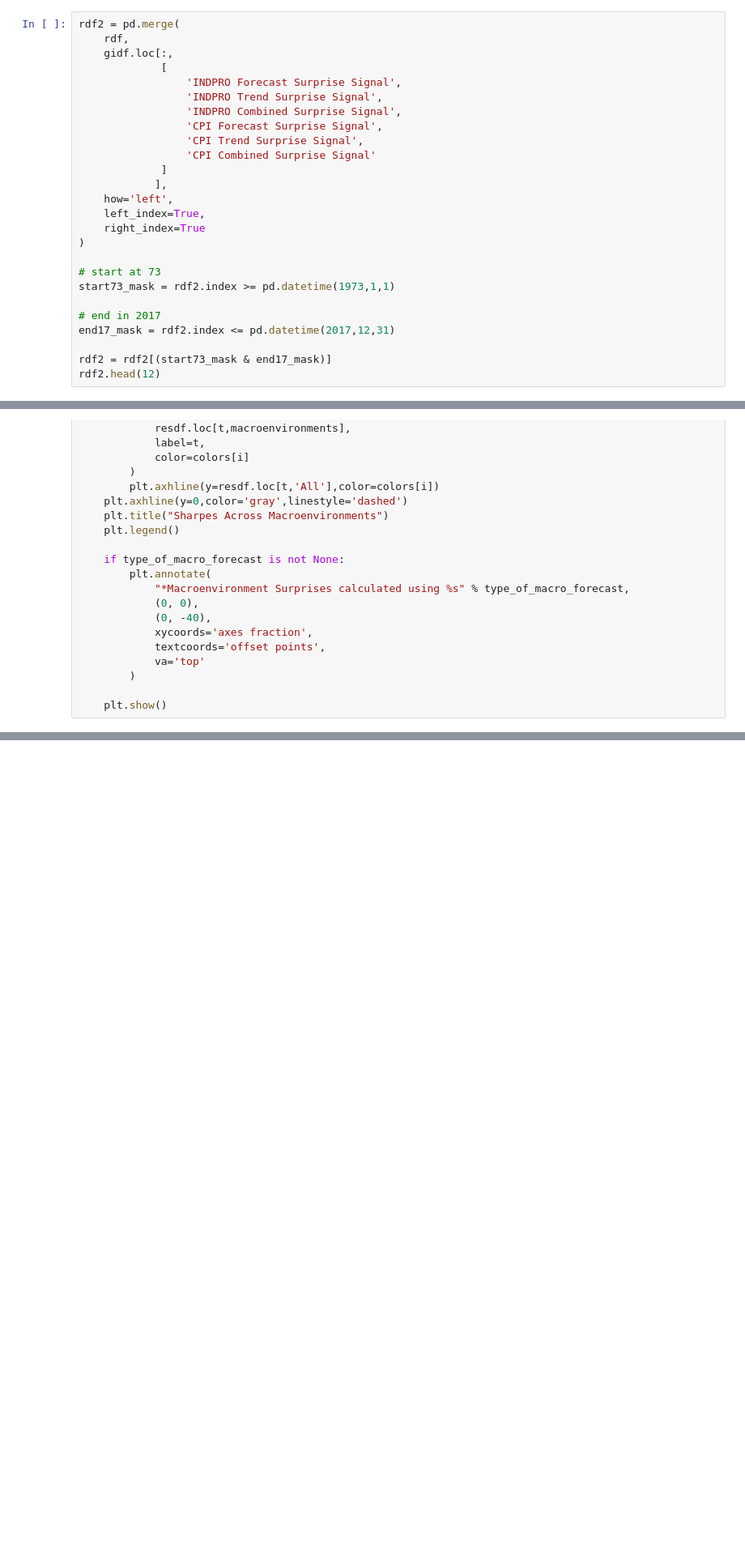
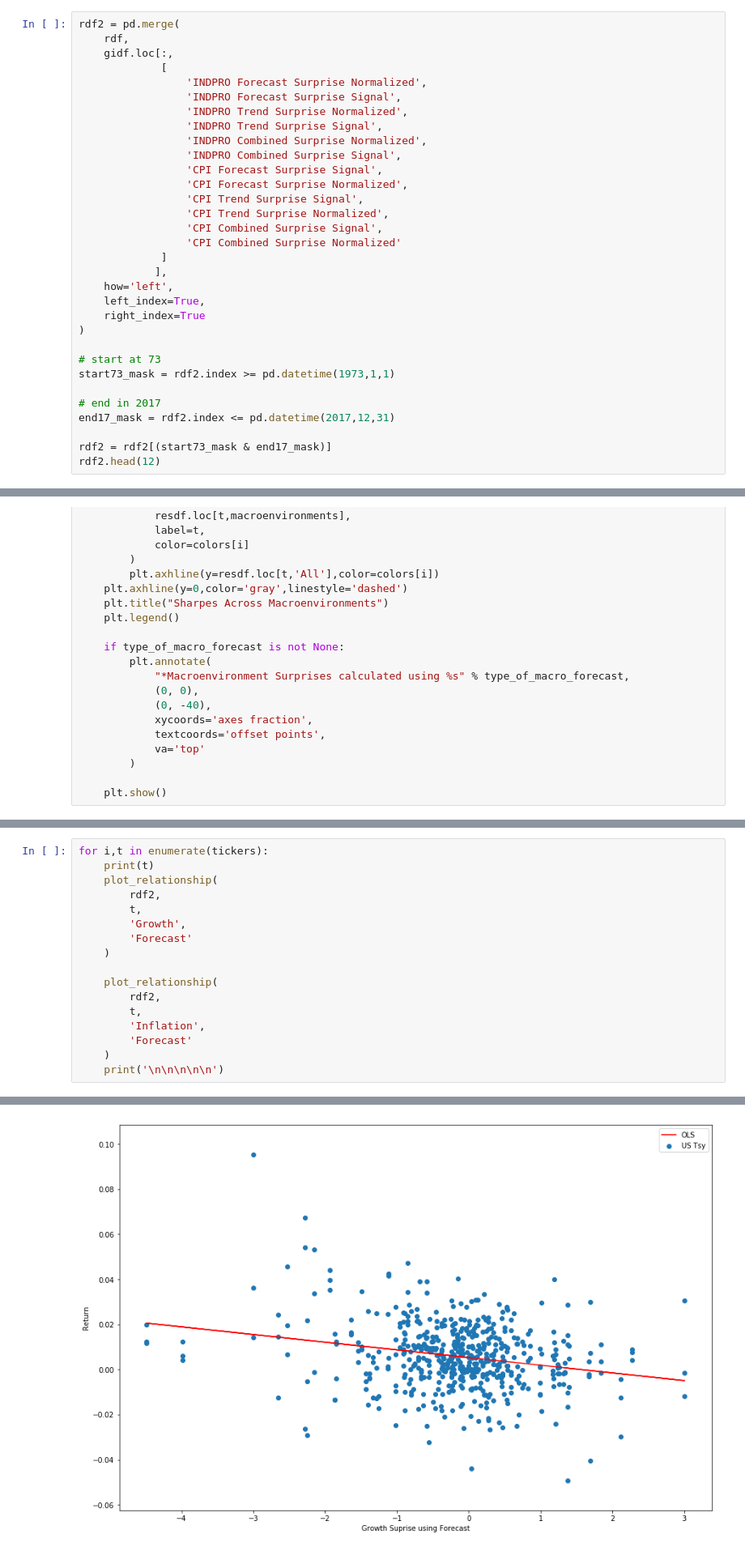
Before and after one commit to JordanPlatts/Research, a Jupyter notebook: Asset_Class_Relationships_with_Growth_Inflation/Asset Class Relationships with Growth and Inflation.ipynb, the cells around one changed output, grey strips where cells are left out. Shown at 81% size. Drawn from its saved outputs; the diff is of its cells as text; blank space fills up the shorter version.

Commit message:
Added OLS regressions to Inflation and Growth

```diff
--- a/Asset_Class_Relationships_with_Growth_Inflation/Asset Class Relationships with Growth and Inflation.ipynb
+++ b/Asset_Class_Relationships_with_Growth_Inflation/Asset Class Relationships with Growth and Inflation.ipynb
@@ -106,12 +106,18 @@ rdf2 = pd.merge(
     rdf,
     gidf.loc[:,
              [
+                 'INDPRO Forecast Surprise Normalized',
                  'INDPRO Forecast Surprise Signal',
+                 'INDPRO Trend Surprise Normalized',
                  'INDPRO Trend Surprise Signal',
+                 'INDPRO Combined Surprise Normalized',
                  'INDPRO Combined Surprise Signal',
                  'CPI Forecast Surprise Signal',
+                 'CPI Forecast Surprise Normalized',
                  'CPI Trend Surprise Signal',
-                 'CPI Combined Surprise Signal'
+                 'CPI Trend Surprise Normalized',
+                 'CPI Combined Surprise Signal',
+                 'CPI Combined Surprise Normalized'
              ]
             ],
     how='left',
@@ -449,0 +522,18 @@ plot_sharpes_across_macroenvironments(
+# %%
+for i,t in enumerate(tickers):
+    print(t)
+    plot_relationship(
+        rdf2,
+        t,
+        'Growth',
+        'Forecast'
+    )
+
+    plot_relationship(
+        rdf2,
+        t,
+        'Inflation',
+        'Forecast'
+    )
+    print('\n\n\n\n\n')
+# %% [output]
@@ -449,0 +543 @@ plot_sharpes_across_macroenvironments(
+[figure, added]
```
Also changed, not shown: parts of 7 cells of this notebook.
